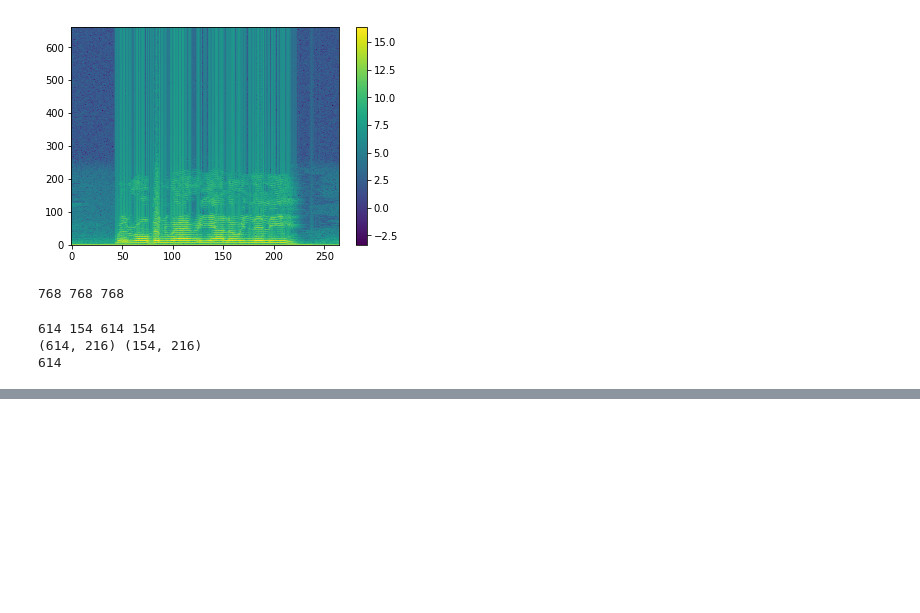
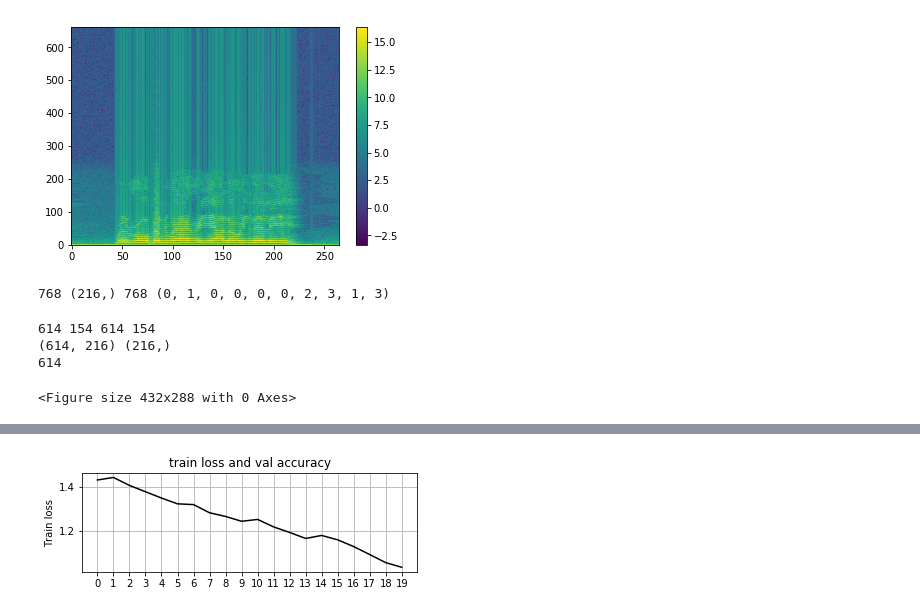
Before and after one commit to MisaMatsuno/598Project, a Jupyter notebook: Project.ipynb, the cells around one changed output, grey strips where cells are left out. Cells and saved outputs as stored; diff of their text form; code cells hidden in the pictures; blank space fills up the shorter version.

```diff
--- a/Project.ipynb
+++ b/Project.ipynb
@@ -62,6 +62,8 @@ data_names = []
 data_labels = []
 data_mfccs = []
 # %%
+emotionDict = {'happy': 0, 'sad': 1, 'angry': 2, 'fearful': 3}
+
 for dirs in os.listdir('RADVESS/'):
     files = os.listdir('RADVESS/'+ dirs)
     for file in files:
@@ -70,16 +72,16 @@ for dirs in os.listdir('RADVESS/'):
         #gender = file[6].split('.')
         inEmotion = False
         if(f[2]=='03'):
-            data_labels.append('happy')
+            data_labels.append(emotionDict['happy'])
             inEmotion = True
         elif(f[2]=='04'):
-            data_labels.append('sad')
+            data_labels.append(emotionDict['sad'])
             inEmotion = True
         elif(f[2]=='05'):
-            data_labels.append('angry')
+            data_labels.append(emotionDict['angry'])
             inEmotion = True
         elif(f[2]=='06'):
-            data_labels.append('fearful')
+            data_labels.append(emotionDict['fearful'])
             inEmotion = True
         if inEmotion == True:
             data_names.append(file)
@@ -91,9 +93,10 @@ for dirs in os.listdir('RADVESS/'):
 # %%
 # Convert 2d mfcc features to 1d
 features = [np.mean(mfcc, axis=0) for mfcc in data_mfccs] # (216,)
-print(len(features), len(data_names), len(data_labels))
+# features = features.astype(dtype='double')
+print(len(features), features[0].shape, len(data_names), (data_labels[:10]))
 # %% [output]
-768 768 768
+768 (216,) 768 (0, 1, 0, 0, 0, 0, 2, 3, 1, 3)
 # %%
 # shuffle data
 z = list(zip(features, data_labels))
@@ -110,11 +113,11 @@ print(len(train_feature),len(test_feature),len(train_label),len(test_label))
 # Convert list to array
 train_feature = np.array(train_feature)
 test_feature = np.array(test_feature)
-print(train_feature.shape, test_feature.shape)
+print(train_feature.shape, train_feature[0].shape)
 print(len(train_label))
 # %% [output]
 614 154 614 154
-(614, 216) (154, 216)
+(614, 216) (216,)
 614
 # %%
 import torch.nn as nn
@@ -191,34 +193,39 @@ criterion = nn.CrossEntropyLoss()
 
 # Tune the learning rate.
 # See whether the momentum is useful or not
-optimizer = optim.SGD(net.parameters(), lr=0.005, momentum=0.9)
+optimizer = optim.SGD(net.parameters(), lr=0.01, momentum=0.9)
 
 plt.ioff()
 fig = plt.figure()
 train_loss_over_epochs = []
 val_accuracy_over_epochs = []
+# %% [output]
+<Figure size 432x288 with 0 Axes>
 # %%
 # Train the network
 n_batches = 32
+EPOCHS = 20
 for epoch in range(EPOCHS):  # loop over the dataset multiple times
 
     running_loss = 0.0
-    for i in range(n_batches):
+    for i in range(int(train_feature.shape[0]/n_batches)+1):
         # Local batches and labels
         if (i+1)*n_batches > train_feature.shape[0]:
-            inputs, labels = train_features[i*n_batches:,:], train_labels[i*n_batches:]
+            inputs, labels = train_feature[i*n_batches:,:], train_label[i*n_batches:]
         else:
-            inputs, labels = train_features[i*n_batches:(i+1)*n_batches,:], train_labels[i*n_batches:(i+1)*n_batches]
+            inputs, labels = train_feature[i*n_batches:(i+1)*n_batches,:], train_label[i*n_batches:(i+1)*n_batches]
 
         # wrap them in Variable
-        inputs, labels = Variable(inputs), Variable(labels)
+        inputs = Variable(torch.from_numpy(inputs))
+        labels = Variable(torch.from_numpy(np.array(labels)))
 
         # zero the parameter gradients
         optimizer.zero_grad()
 
         # forward + backward + optimize
-        outputs = net(inputs)
-        loss = criterion(outputs, labels)
+        inputs = torch.unsqueeze(inputs,1)
+        outputs = net(inputs.float())
+        loss = criterion(outputs, labels.long())
         loss.backward()
         optimizer.step()
 
@@ -226,18 +233,18 @@ for epoch in range(EPOCHS):  # loop over the dataset multiple times
         running_loss += loss.item()
 
     # Normalizing the loss by the total number of train batches
-    running_loss/=len(trainloader)
+    running_loss/=int(train_feature.shape[0]/n_batches)+1
     print('[%d] loss: %.3f' %
           (epoch + 1, running_loss))
 
     # Scale of 0.0 to 100.0
     # Calculate validation set accuracy of the existing model
-    val_accuracy, val_classwise_accuracy = \
-        calculate_val_accuracy(valloader, IS_GPU)
-    print('Accuracy of the network on the val images: %d %%' % (val_accuracy))
+#     val_accuracy, val_classwise_accuracy = \
+#         calculate_val_accuracy(valloader, IS_GPU)
+#     print('Accuracy of the network on the val images: %d %%' % (val_accuracy))
 
     train_loss_over_epochs.append(running_loss)
-    val_accuracy_over_epochs.append(val_accuracy)
+#     val_accuracy_over_epochs.append(val_accuracy)
 # -----------------------------
 
 
@@ -251,13 +258,14 @@ plt.title('train loss and val accuracy')
 plt.xticks(np.arange(EPOCHS, dtype=int))
 plt.grid(True)
 
-plt.subplot(2, 1, 2)
-plt.plot(np.arange(EPOCHS), val_accuracy_over_epochs, 'b-')
-plt.ylabel('Val accuracy')
-plt.xlabel('Epochs')
-plt.xticks(np.arange(EPOCHS, dtype=int))
-plt.grid(True)
-plt.savefig("plot.png")
-plt.close(fig)
+# plt.subplot(2, 1, 2)
+# plt.plot(np.arange(EPOCHS), val_accuracy_over_epochs, 'b-')
+# plt.ylabel('Val accuracy')
+# plt.xlabel('Epochs')
+# plt.xticks(np.arange(EPOCHS, dtype=int))
+# plt.grid(True)
+# plt.savefig("plot.png")
+# plt.close(fig)
 print('Finished Training')
 # -------------
+# %% [output]
@@ -263,0 +289 @@ print('Finished Training')
+[figure, added]
```
Also changed, not shown: parts of 3 cells of this notebook.
